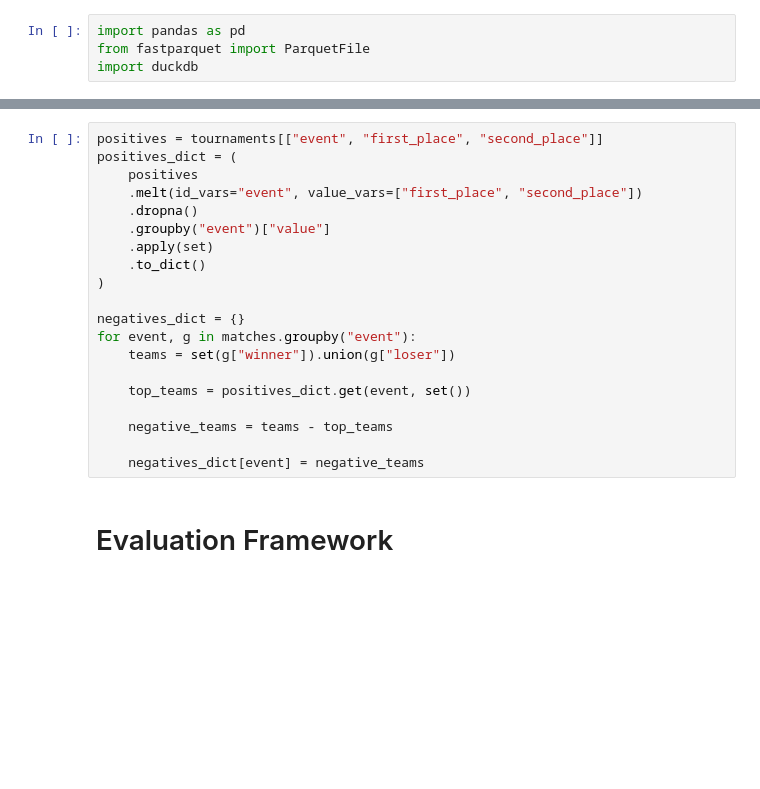
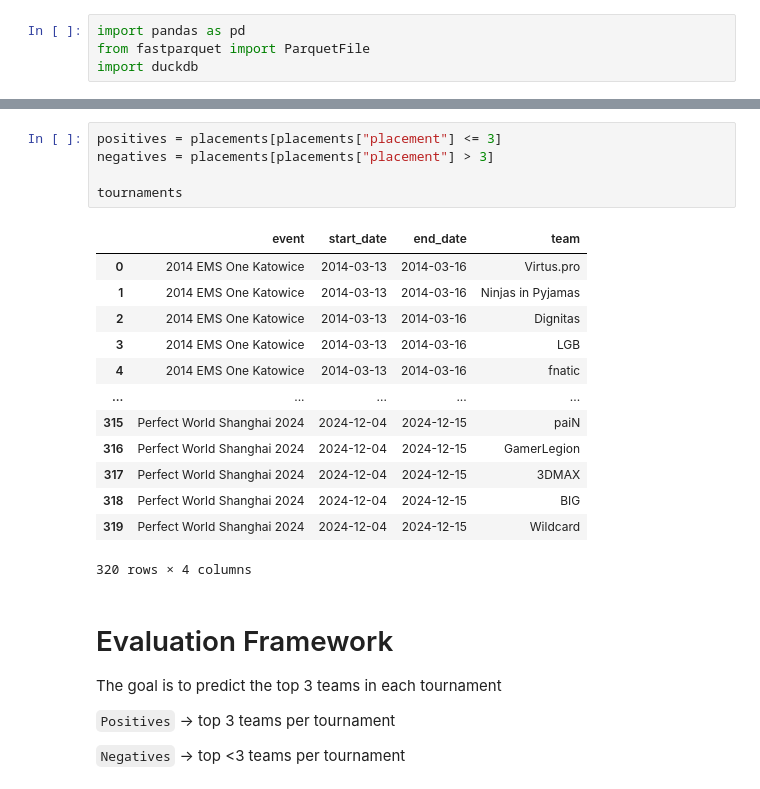
Before and after one commit to curtisjbradley/MarketReview, a Jupyter notebook: explore_eval.ipynb, the cells around one changed output, grey strips where cells are left out. Saved outputs shown, nothing was run; the diff lists cells and outputs as text; blank space fills up the shorter version.

```diff
--- a/explore_eval.ipynb
+++ b/explore_eval.ipynb
@@ -107,25 +132,30 @@ sales = duckdb.query(query).df()
 # %%
-positives = tournaments[["event", "first_place", "second_place"]]
-positives_dict = (
-    positives
-    .melt(id_vars="event", value_vars=["first_place", "second_place"])
-    .dropna()
-    .groupby("event")["value"]
-    .apply(set)
-    .to_dict()
-)
+positives = placements[placements["placement"] <= 3]
+negatives = placements[placements["placement"] > 3]
 
-negatives_dict = {}
-for event, g in matches.groupby("event"):
-    teams = set(g["winner"]).union(g["loser"])
-
-    top_teams = positives_dict.get(event, set())
-
-    negative_teams = teams - top_teams
-
-    negatives_dict[event] = negative_teams
+tournaments
+# %% [output]
+|  | event | start_date | end_date | team |
+| 0 | 2014 EMS One Katowice | 2014-03-13 | 2014-03-16 | Virtus.pro |
+| 1 | 2014 EMS One Katowice | 2014-03-13 | 2014-03-16 | Ninjas in Pyjamas |
+| 2 | 2014 EMS One Katowice | 2014-03-13 | 2014-03-16 | Dignitas |
+| 3 | 2014 EMS One Katowice | 2014-03-13 | 2014-03-16 | LGB |
+| 4 | 2014 EMS One Katowice | 2014-03-13 | 2014-03-16 | fnatic |
+| ... | ... | ... | ... | ... |
+| 315 | Perfect World Shanghai 2024 | 2024-12-04 | 2024-12-15 | paiN |
+| 316 | Perfect World Shanghai 2024 | 2024-12-04 | 2024-12-15 | GamerLegion |
+| 317 | Perfect World Shanghai 2024 | 2024-12-04 | 2024-12-15 | 3DMAX |
+| 318 | Perfect World Shanghai 2024 | 2024-12-04 | 2024-12-15 | BIG |
+| 319 | Perfect World Shanghai 2024 | 2024-12-04 | 2024-12-15 | Wildcard |
+320 rows × 4 columns
 # %% [markdown]
 # Evaluation Framework
+
+The goal is to predict the top 3 teams in each tournament
+
+`Positives` -> top 3 teams per tournament
+
+`Negatives` -> top <3 teams per tournament
 # %%
 class Eval():
     def __init__(self):
```
Also changed, not shown: parts of 9 cells of this notebook, 5 other files.
